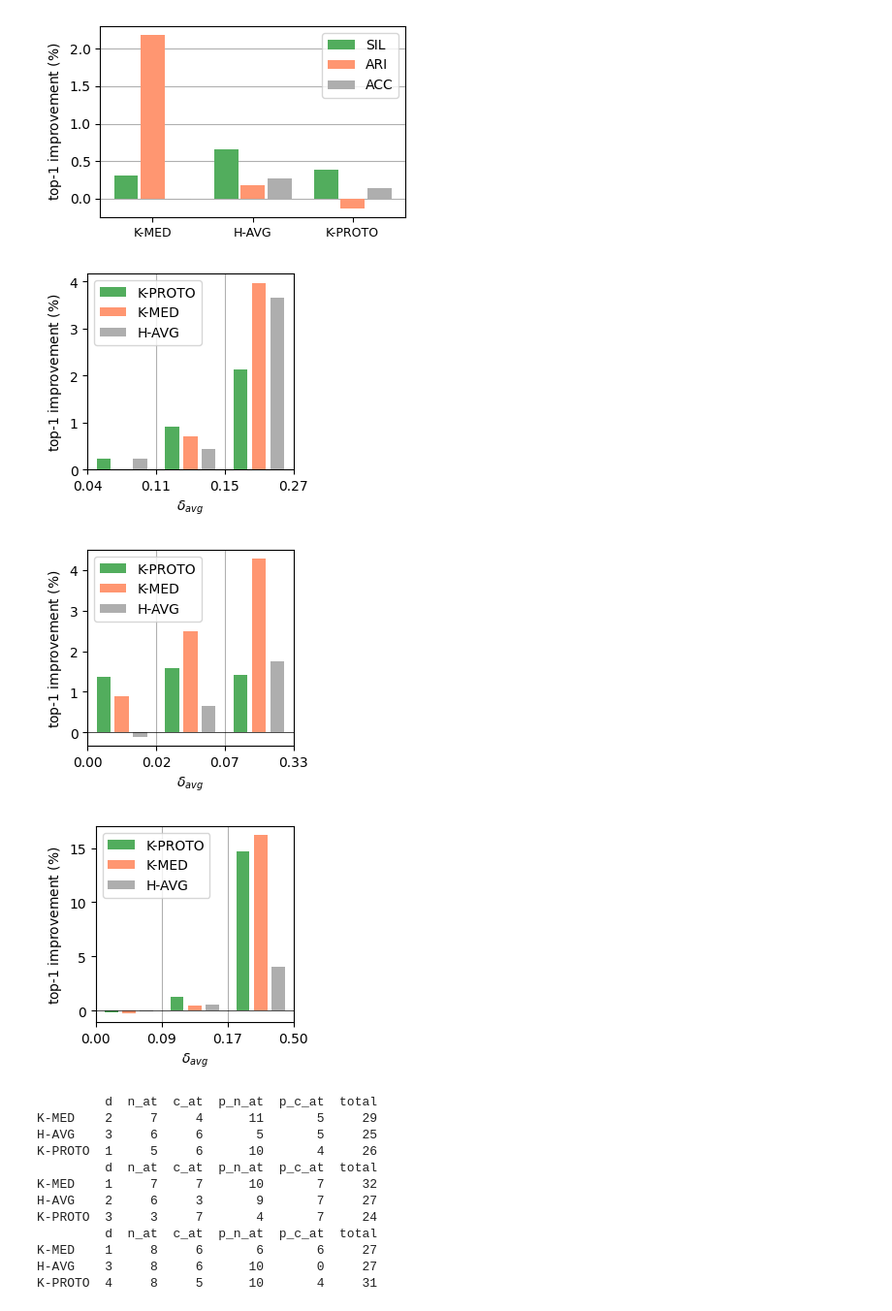
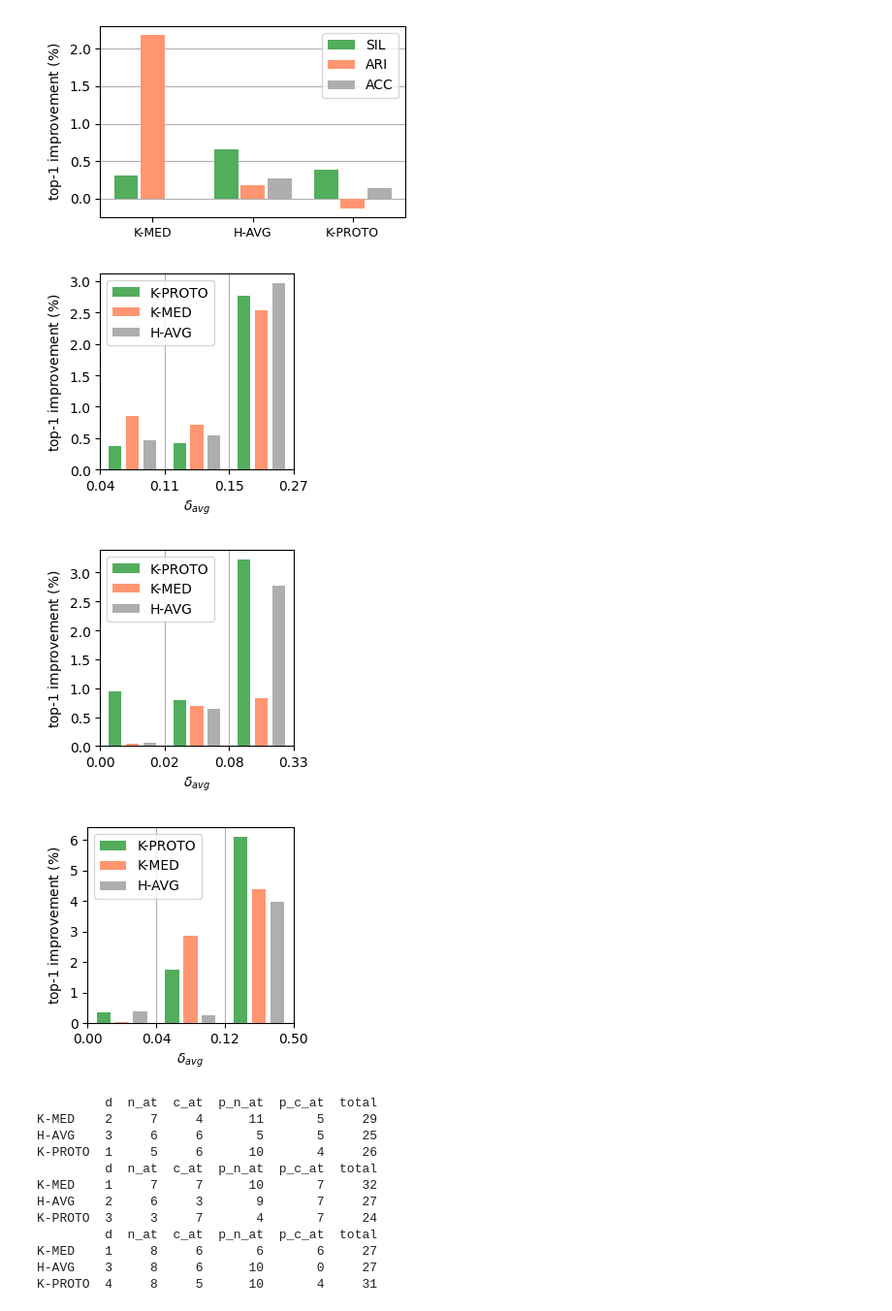
Before and after one commit to AbdoulayeDiop/simrec, a Jupyter notebook: paper/paper.ipynb, the cells around one changed output. Shown: that part at 97% size. Saved outputs shown, nothing was run; the diff lists cells and outputs as text; code cells hidden in the pictures.

```diff
--- a/paper/paper.ipynb
+++ b/paper/paper.ipynb
@@ -110,7 +110,8 @@ plt.show()
 
 # df[df.did.isin(dataset_list)][dict_.values()].describe().astype(int)
 # %%
-train_res_dir = "../meta_model_training/data/training_results/"
+# train_res_dir = "../meta_model_training/data/training_results/"
+train_res_dir = "../tmp/training_results/"
 train_res = {}
 for name in os.listdir(train_res_dir):
     algorithm, eval_metric = name.split('.')[0].split('_')
@@ -1083,38 +1069,38 @@ def show_impact_fs_delta(results, eval_metric="sil", savedir=None, list_algo=Non
                 yerr[algorithm].append(np.std(v[indices])*100)
 
         z = np.arange(len(x))
         n_bar = len(y)
         w = 0.8/n_bar
         boxes = []
         i = 0
         for algorithm, values in y.items():
             # boxprops = dict(linewidth=0.5, facecolor=colors[model_name], alpha=1) # 726686
             # flierprops = dict(marker='o', markerfacecolor=colors[model_name], markeredgecolor='none', markersize=2, alpha=0.5,
             #                 linewidth=0)
             # medianprops = dict(color='black', linewidth=0.5)
             # meanprops = dict(marker='*', markerfacecolor='red', markeredgecolor='none', linewidth=0)
             plt.bar(z[:-1]+(i*w-(n_bar-1)*w/2)+0.5, values, width=w*0.75, label=names[algorithm], color=colors[algorithm], zorder=5)
             i+=1
 
         plt.xlim((z[0], z[-1]))
         plt.ylabel(f"top-${k}$ improvement (%)")
         plt.xticks(z, [f"{max(0, val):.2f}" for val in x])
         plt.grid(axis="x")
         plt.xlabel("$\delta_{avg}$")
         plt.axhline(linewidth=0.5, color="black", zorder=10)
 
         plt.legend(fontsize=10)
 
         plt.tight_layout()
-        if savedir is not None:
-            plt.savefig(os.path.join(savedir, f"impact_fs_delta_{eval_metric}.pdf"), bbox_inches='tight')
+        # if savedir is not None:
+        #     plt.savefig(os.path.join(savedir, f"impact_fs_delta_{eval_metric}.pdf"), bbox_inches='tight')
         plt.show()
 
 show_impact_fs_delta(results) #, savedir="imgs"
 # %% [output]
-[figure, old version]
+[figure, new version]
-[figure, old version]
+[figure, new version]
-[figure, old version]
+[figure, new version]
 # %%
 dataset_statistics = ["n_instances", "n_features",
                       "dim", "num_on_cat", "n_num_att", "n_cat_att"]
```
Also changed, not shown: parts of 6 cells of this notebook, 47 other files.
